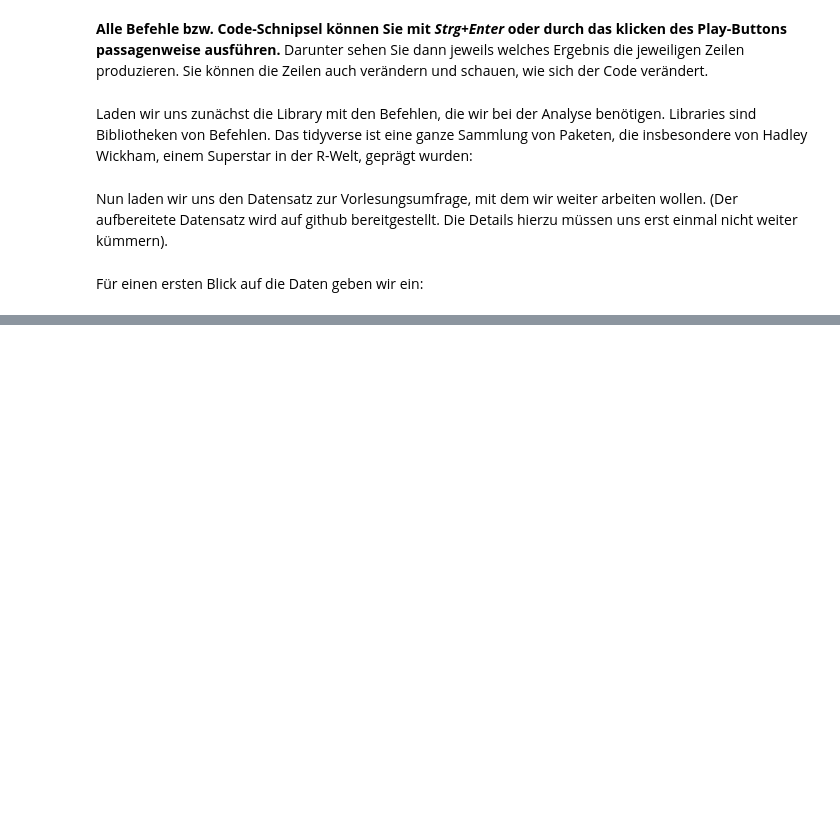
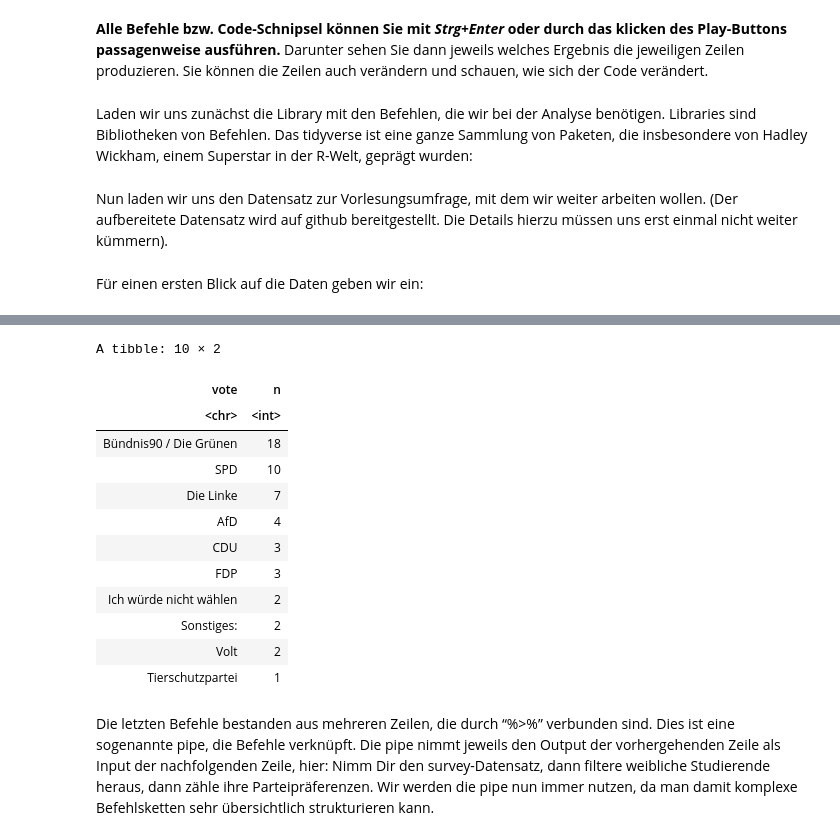
Before and after one commit to cstecker/politicsRLab, a Jupyter notebook: In welcher Blase bin ich denn hier gelandet?.ipynb, the cells around one changed output, grey strips where cells are left out. Saved outputs shown, nothing was run; the diff lists cells and outputs as text; code cells hidden in the pictures; blank space fills up the shorter version.

```diff
--- a/In welcher Blase bin ich denn hier gelandet?.ipynb
+++ b/In welcher Blase bin ich denn hier gelandet?.ipynb
@@ -198,0 +133,22 @@ Warum könnten Frauen politisch “linker” sein als Männer? Welche Intuitione
+# %%
+survey %>%
+  # wir filtern den Datensatz nach Männer
+  filter(geschlecht == "Männlich") %>%
+  count(vote, sort = TRUE)
+# %% [output]
+A tibble: 10 × 2
+| vote | n |
+| <chr> | <int> |
+| Bündnis90 / Die Grünen | 18 |
+| SPD | 10 |
+| Die Linke | 7 |
+| AfD | 4 |
+| CDU | 3 |
+| FDP | 3 |
+| Ich würde nicht wählen | 2 |
+| Sonstiges: | 2 |
+| Volt | 2 |
+| Tierschutzpartei | 1 |
+# %% [markdown]
+Die letzten Befehle bestanden aus mehreren Zeilen, die durch “%>%” verbunden sind. Dies ist eine sogenannte pipe, die Befehle verknüpft. Die pipe nimmt jeweils den Output der vorhergehenden Zeile als Input der nachfolgenden Zeile, hier: Nimm Dir den survey-Datensatz, dann filtere weibliche Studierende heraus, dann zähle ihre Parteipräferenzen.
+Wir werden die pipe nun immer nutzen, da man damit komplexe Befehlsketten sehr übersichtlich strukturieren kann.
```
Also changed, not shown: parts of 58 cells of this notebook.
